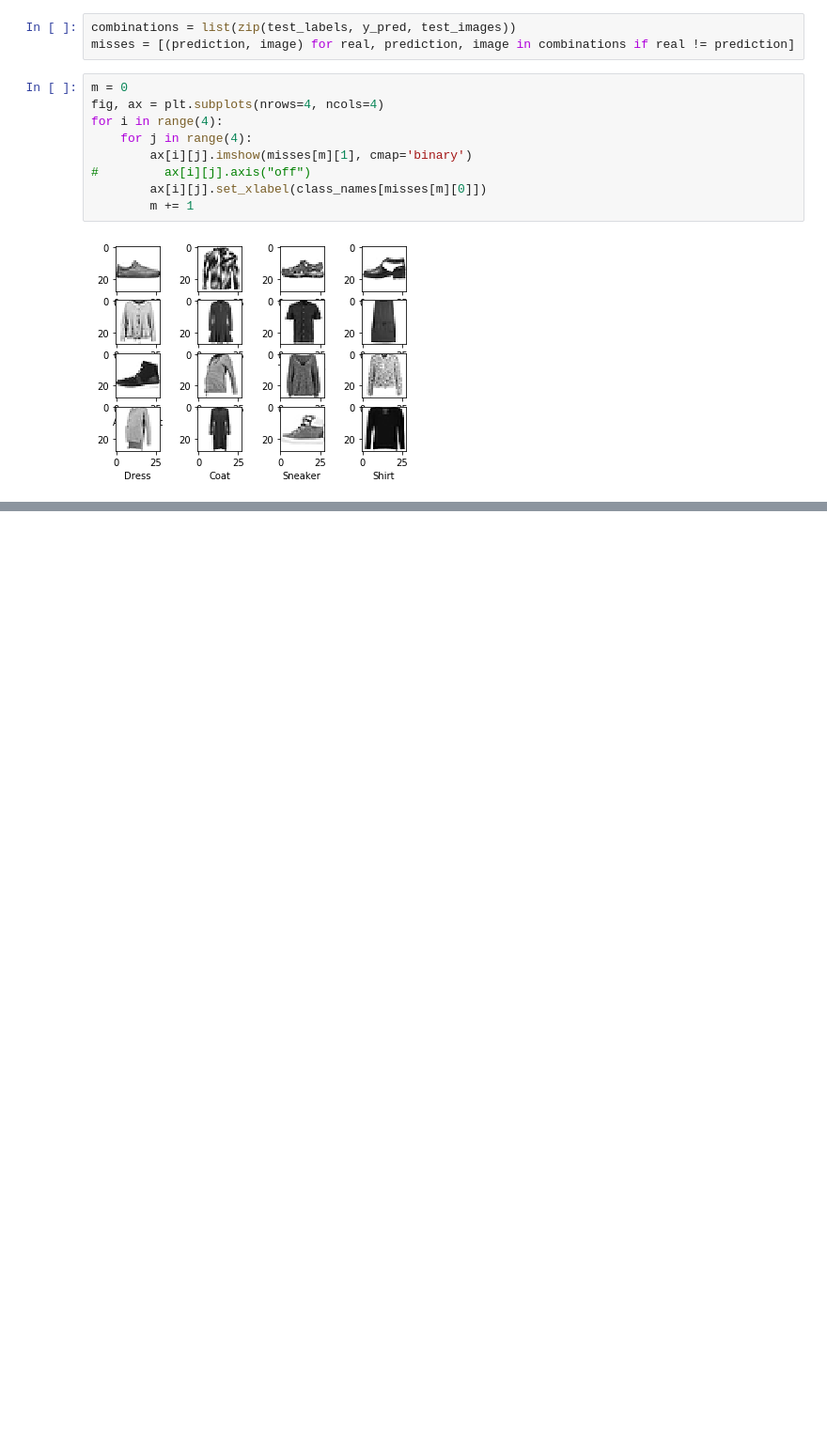
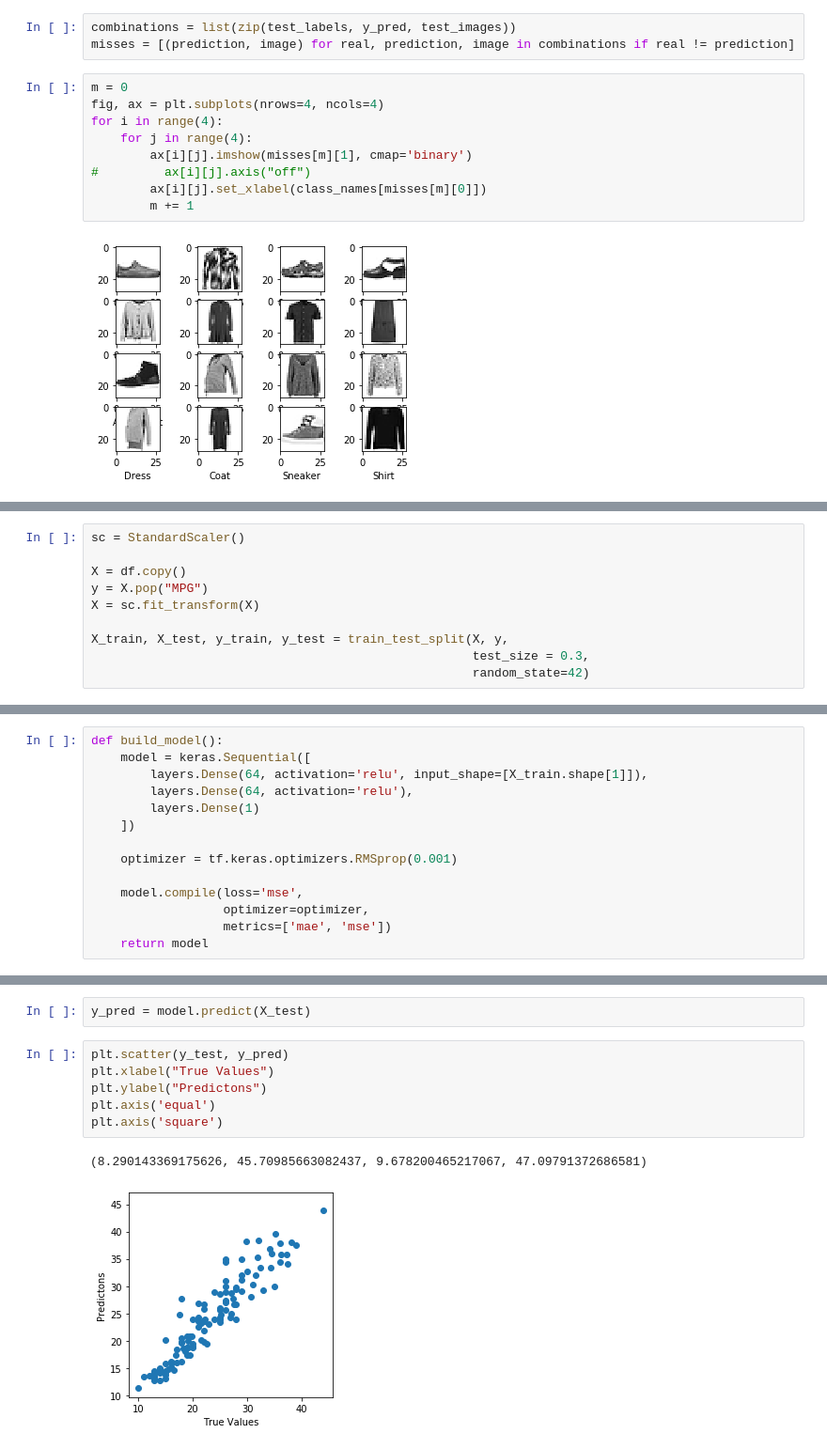
Before and after one commit to Aschwins/handson-ml, a Jupyter notebook: notes/02-ts2-quickstart.ipynb, the cells around one changed output, grey strips where cells are left out. Shown at 94% size. Drawn from its saved outputs; the diff is of its cells as text; blank space fills up the shorter version.

```diff
--- a/notes/02-ts2-quickstart.ipynb
+++ b/notes/02-ts2-quickstart.ipynb
@@ -166,0 +218,10 @@ for i in range(4):
+# %%
+sc = StandardScaler()
+
+X = df.copy()
+y = X.pop("MPG")
+X = sc.fit_transform(X)
+
+X_train, X_test, y_train, y_test = train_test_split(X, y,
+                                                    test_size = 0.3,
+                                                    random_state=42)
@@ -166,0 +252,14 @@ for i in range(4):
+# %%
+def build_model():
+    model = keras.Sequential([
+        layers.Dense(64, activation='relu', input_shape=[X_train.shape[1]]),
+        layers.Dense(64, activation='relu'),
+        layers.Dense(1)
+    ])
+
+    optimizer = tf.keras.optimizers.RMSprop(0.001)
+
+    model.compile(loss='mse',
+                  optimizer=optimizer,
+                  metrics=['mae', 'mse'])
+    return model
@@ -166,0 +375,11 @@ for i in range(4):
+# %%
+y_pred = model.predict(X_test)
+# %%
+plt.scatter(y_test, y_pred)
+plt.xlabel("True Values")
+plt.ylabel("Predictons")
+plt.axis('equal')
+plt.axis('square')
+# %% [output]
+(8.290143369175626, 45.70985663082437, 9.678200465217067, 47.09791372686581)
+[figure, added]
```
Also changed, not shown: parts of 19 cells of this notebook.
